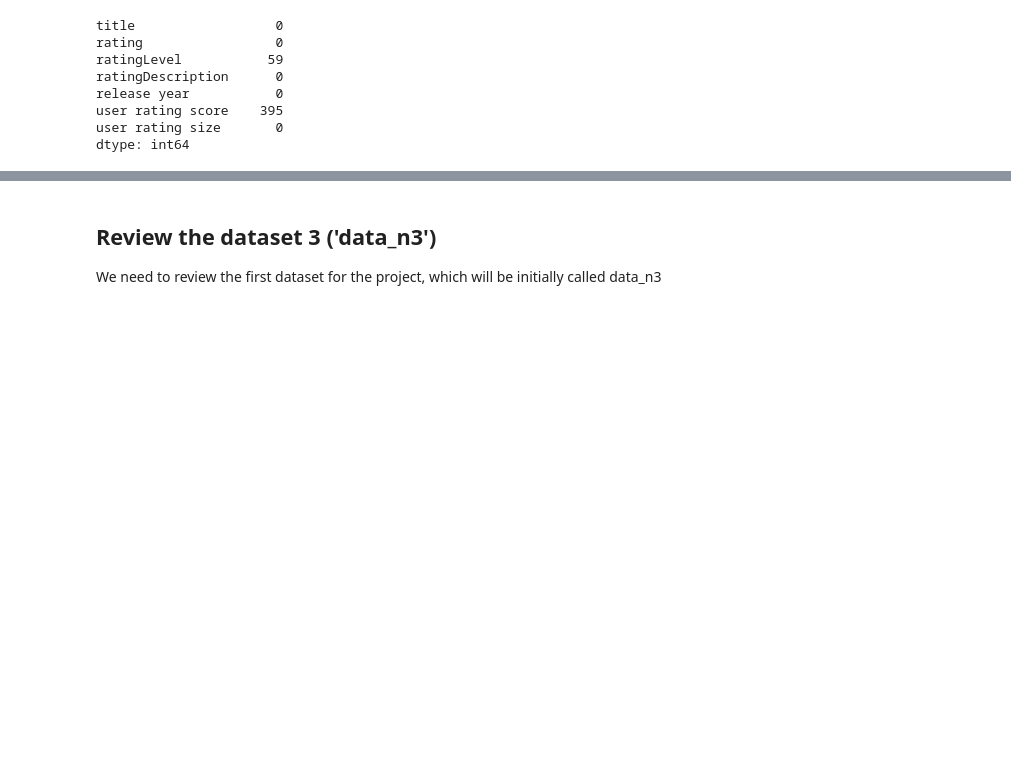
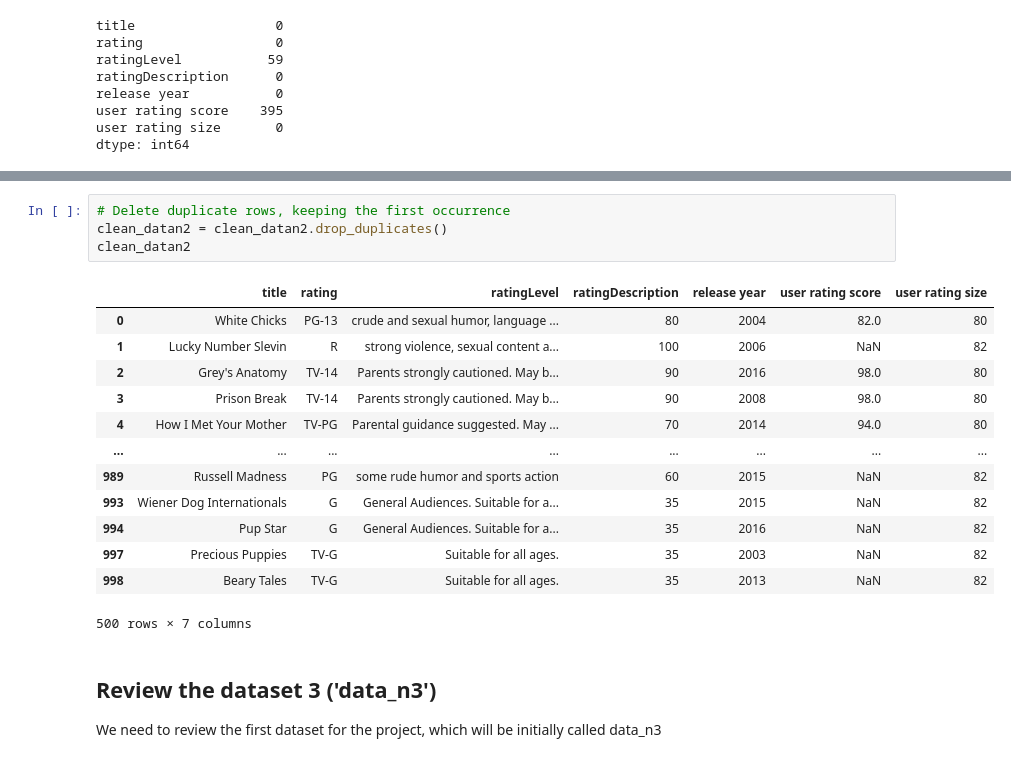
Before and after one commit to r41ss4/rennes_ba, a Jupyter notebook: cleaning.ipynb, the cells around one changed output, grey strips where cells are left out. Cells and saved outputs as stored; diff of their text form; blank space fills up the shorter version.

```diff
--- a/cleaning.ipynb
+++ b/cleaning.ipynb
@@ -175,3 +190,21 @@ dtype: int64
+# %%
+# Delete duplicate rows, keeping the first occurrence
+clean_datan2 = clean_datan2.drop_duplicates()
+clean_datan2
+# %% [output]
+|  | title | rating | ratingLevel | ratingDescription | release year | user rating score | user rating size |
+| 0 | White Chicks | PG-13 | crude and sexual humor, language ... | 80 | 2004 | 82.0 | 80 |
+| 1 | Lucky Number Slevin | R | strong violence, sexual content a... | 100 | 2006 | NaN | 82 |
+| 2 | Grey's Anatomy | TV-14 | Parents strongly cautioned. May b... | 90 | 2016 | 98.0 | 80 |
+| 3 | Prison Break | TV-14 | Parents strongly cautioned. May b... | 90 | 2008 | 98.0 | 80 |
+| 4 | How I Met Your Mother | TV-PG | Parental guidance suggested. May ... | 70 | 2014 | 94.0 | 80 |
+| ... | ... | ... | ... | ... | ... | ... | ... |
+| 989 | Russell Madness | PG | some rude humor and sports action | 60 | 2015 | NaN | 82 |
+| 993 | Wiener Dog Internationals | G | General Audiences. Suitable for a... | 35 | 2015 | NaN | 82 |
+| 994 | Pup Star | G | General Audiences. Suitable for a... | 35 | 2016 | NaN | 82 |
+| 997 | Precious Puppies | TV-G | Suitable for all ages. | 35 | 2003 | NaN | 82 |
+| 998 | Beary Tales | TV-G | Suitable for all ages. | 35 | 2013 | NaN | 82 |
+500 rows × 7 columns
 # %% [markdown]
 ## Review the dataset 3 ('data_n3')
 We need to review the first dataset for the project, which will be initially called data_n3
```
Also changed, not shown: parts of 22 cells of this notebook, 1 other file.
